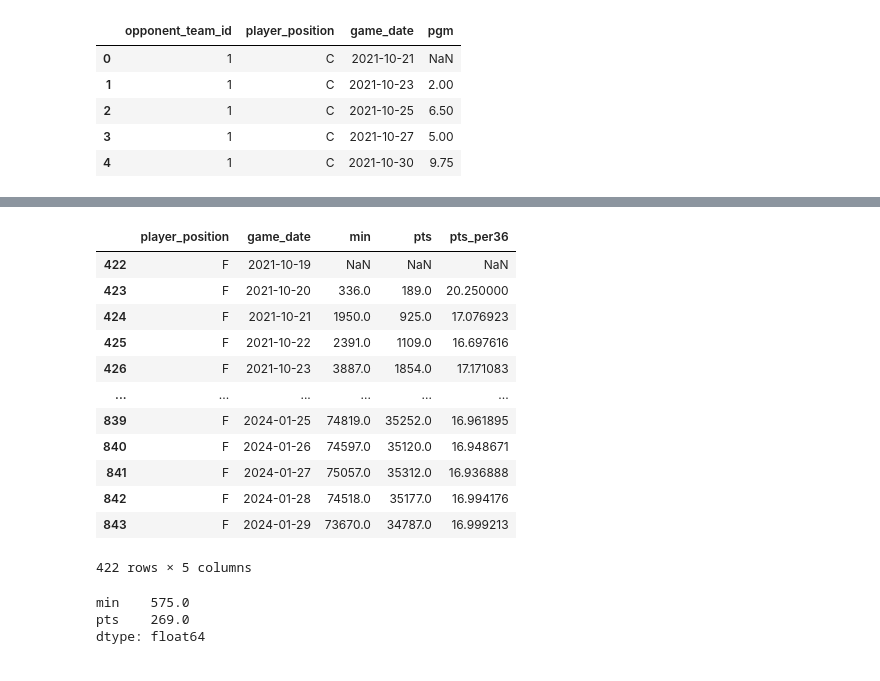
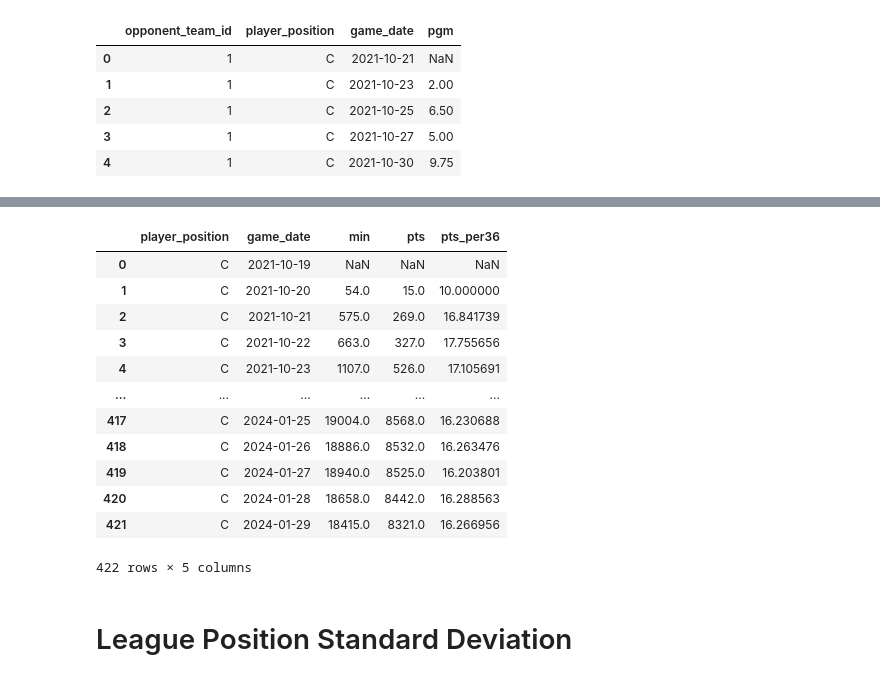
Before and after one commit to curtishiga/NBAstats, a Jupyter notebook: NBA Analysis.ipynb, the cells around one changed output, grey strips where cells are left out. Cells and saved outputs as stored; diff of their text form; code cells hidden in the pictures.

Commit message:
Change name of old analysis. Analyze player point standard deviation

```diff
--- a/NBA Analysis.ipynb
+++ b/NBA Analysis.ipynb
@@ -22,24 +22,28 @@ games = pd.read_excel(excel_path,
                      sheet_name = 'Games',
                      header = 0,
                      index_col = 'game_id',
-                     parse_dates = ['game_date'])
+                     parse_dates = ['game_date'],
+                     engine='openpyxl')
 
 print('Reading in players...')
 players = pd.read_excel(excel_path,
                      sheet_name = 'Players',
                      header = 0,
-                       index_col = 'player_id')
+                       index_col = 'player_id',
+                       engine='openpyxl')
 
 print('Reading in teams...')
 teams = pd.read_excel(excel_path,
                      sheet_name = 'Teams',
                      header = 0,
-                     index_col = 'team_id')
+                     index_col = 'team_id',
+                     engine='openpyxl')
 
 print('Reading in stats...')
 stats = pd.read_excel(excel_path,
                      sheet_name = 'Stats',
-                     header = 0)
+                     header = 0,
+                     engine='openpyxl')
 # %% [output]
 Reading in games...
 Reading in players...
@@ -75,6 +79,8 @@ stats.head()
 | 3 | 7315610 | 473409 | 59 | 14 | 10 | 8 | 3 | 2 | 0.667 | 0 | ... |
 | 4 | 7315612 | 473409 | 220 | 14 | 10 | 13 | 2 | 1 | 0.500 | 4 | ... |
 # %%
+# Convert 'min' to numeric and fill NaN with 0
 stats['min'] = pd.to_numeric(stats['min'],
-                             errors = 'coerce')
+                             errors = 'coerce')\
+                .fillna(0)
 # %%
@@ -161,0 +115,3 @@ per36_stat_cols = [i for i in actual_eff_merged.columns if ('_per36' in i)]
+# %%
+# Calculate pts per 36 min by game
+stats_dates_pos['pts_per36'] = 36 * (stats_dates_pos['pts']/stats_dates_pos['min'])
@@ -250,17 +269,17 @@ league_pos_rolling_sum['pts_per36'] = (league_pos_rolling_sum['pts']/league_pos_
 # %%
-league_pos_rolling_sum[(league_pos_rolling_sum['player_position'] == 'F')
+league_pos_rolling_sum[(league_pos_rolling_sum['player_position'] == 'C')
                         ]
 # %% [output]
 |  | player_position | game_date | min | pts | pts_per36 |
-| 422 | F | 2021-10-19 | NaN | NaN | NaN |
-| 423 | F | 2021-10-20 | 336.0 | 189.0 | 20.250000 |
-| 424 | F | 2021-10-21 | 1950.0 | 925.0 | 17.076923 |
-| 425 | F | 2021-10-22 | 2391.0 | 1109.0 | 16.697616 |
-| 426 | F | 2021-10-23 | 3887.0 | 1854.0 | 17.171083 |
+| 0 | C | 2021-10-19 | NaN | NaN | NaN |
+| 1 | C | 2021-10-20 | 54.0 | 15.0 | 10.000000 |
+| 2 | C | 2021-10-21 | 575.0 | 269.0 | 16.841739 |
+| 3 | C | 2021-10-22 | 663.0 | 327.0 | 17.755656 |
+| 4 | C | 2021-10-23 | 1107.0 | 526.0 | 17.105691 |
 | ... | ... | ... | ... | ... | ... |
-| 839 | F | 2024-01-25 | 74819.0 | 35252.0 | 16.961895 |
-| 840 | F | 2024-01-26 | 74597.0 | 35120.0 | 16.948671 |
-| 841 | F | 2024-01-27 | 75057.0 | 35312.0 | 16.936888 |
-| 842 | F | 2024-01-28 | 74518.0 | 35177.0 | 16.994176 |
-| 843 | F | 2024-01-29 | 73670.0 | 34787.0 | 16.999213 |
+| 417 | C | 2024-01-25 | 19004.0 | 8568.0 | 16.230688 |
+| 418 | C | 2024-01-26 | 18886.0 | 8532.0 | 16.263476 |
+| 419 | C | 2024-01-27 | 18940.0 | 8525.0 | 16.203801 |
+| 420 | C | 2024-01-28 | 18658.0 | 8442.0 | 16.288563 |
+| 421 | C | 2024-01-29 | 18415.0 | 8321.0 | 16.266956 |
 422 rows × 5 columns
@@ -269,12 +286,2 @@ stats_dates_pos.groupby(['game_date','player_position'])[['pts']].mean()
-# %%
-stats_dates_pos[#(stats_dates_pos['opponent_team_id'] == 1)
-                (stats_dates_pos['player_position'] == 'C')
-                & (stats_dates_pos['game_date'].isin([#'2021-10-21',
-                                                     '2021-10-19',
-                                                     '2021-10-20']))
-                & (stats_dates_pos['min'].notna())
-            ][['min','pts']].sum()
-# %% [output]
-min    575.0
-pts    269.0
-dtype: float64
+# %% [markdown]
+# League Position Standard Deviation
```
Also changed, not shown: parts of 45 cells of this notebook, 1 other file.
